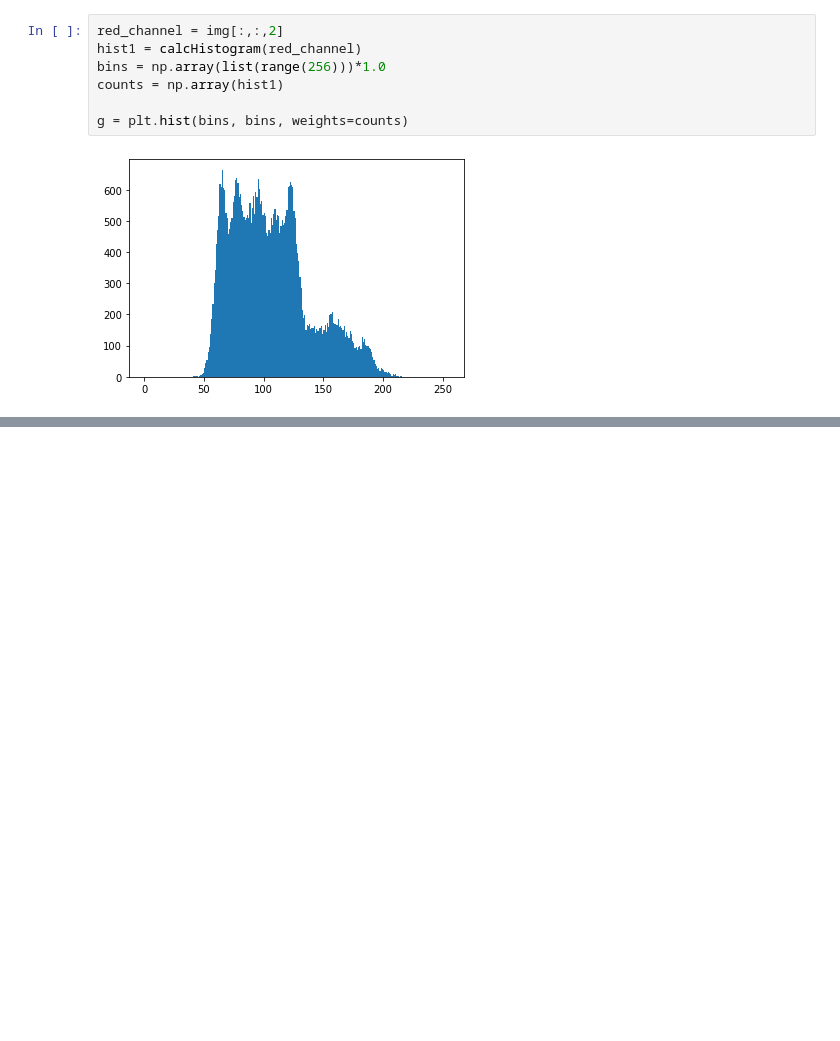
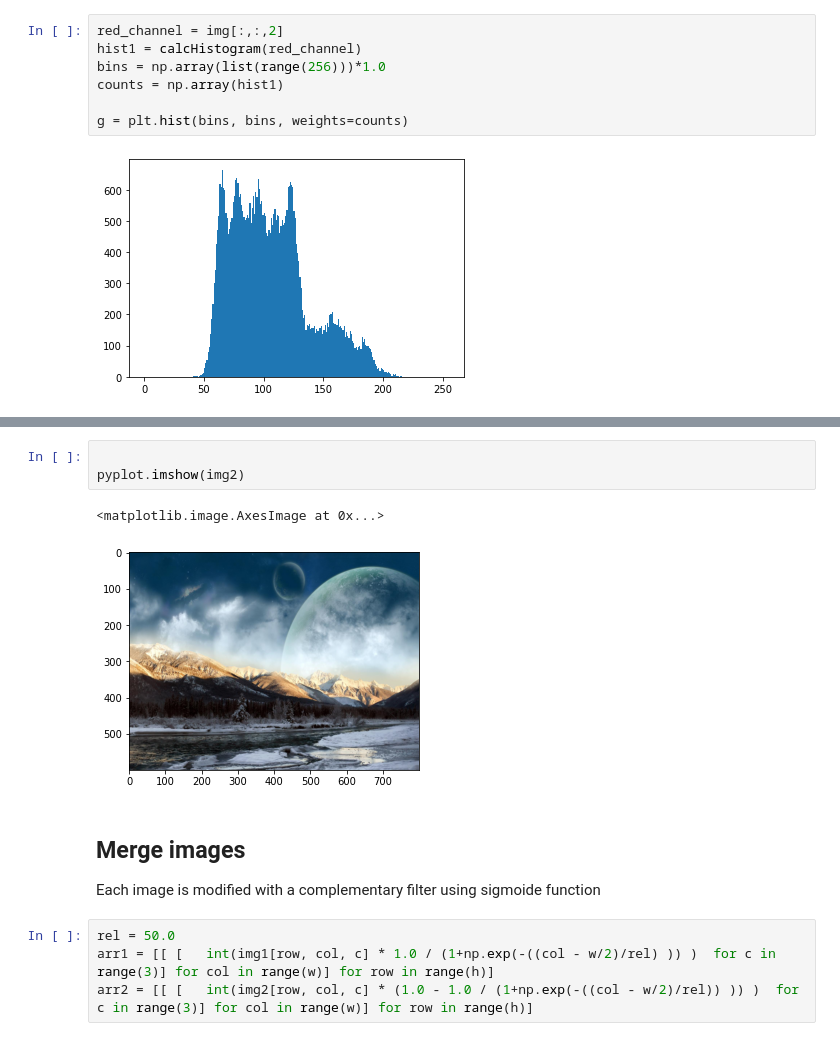
Before and after one commit to adiel2012/LearningRepository, a Jupyter notebook: computervision/ColorSpace.ipynb, the cells around one changed output, grey strips where cells are left out. Cells and saved outputs as stored; diff of their text form; blank space fills up the shorter version.

```diff
--- a/computervision/ColorSpace.ipynb
+++ b/computervision/ColorSpace.ipynb
@@ -121,0 +145,13 @@ g = plt.hist(bins, bins, weights=counts)
+# %%
+
+pyplot.imshow(img2)
+# %% [output]
+<matplotlib.image.AxesImage at 0x...>
+[figure, added]
+# %% [markdown]
+## Merge images
+Each image is modified with a complementary filter using sigmoide function
+# %%
+rel = 50.0
+arr1 = [[ [   int(img1[row, col, c] * 1.0 / (1+np.exp(-((col - w/2)/rel) )) )  for c in range(3)] for col in range(w)] for row in range(h)]
+arr2 = [[ [   int(img2[row, col, c] * (1.0 - 1.0 / (1+np.exp(-((col - w/2)/rel)) )) )  for c in range(3)] for col in range(w)] for row in range(h)]
```
Also changed, not shown: parts of 6 cells of this notebook, 2 other files.
